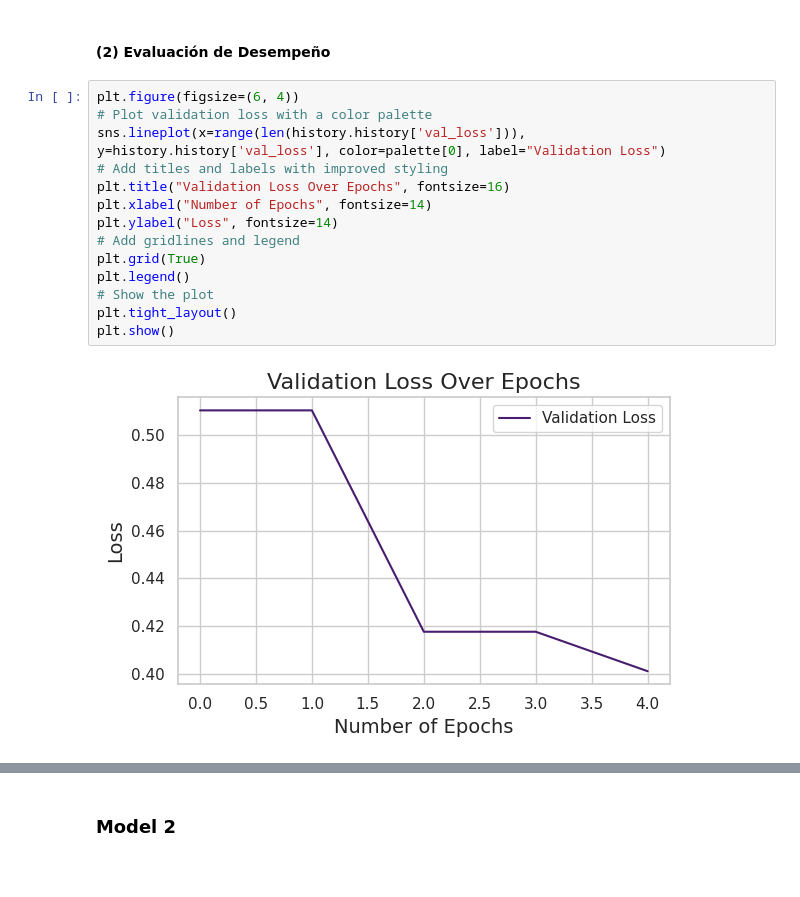
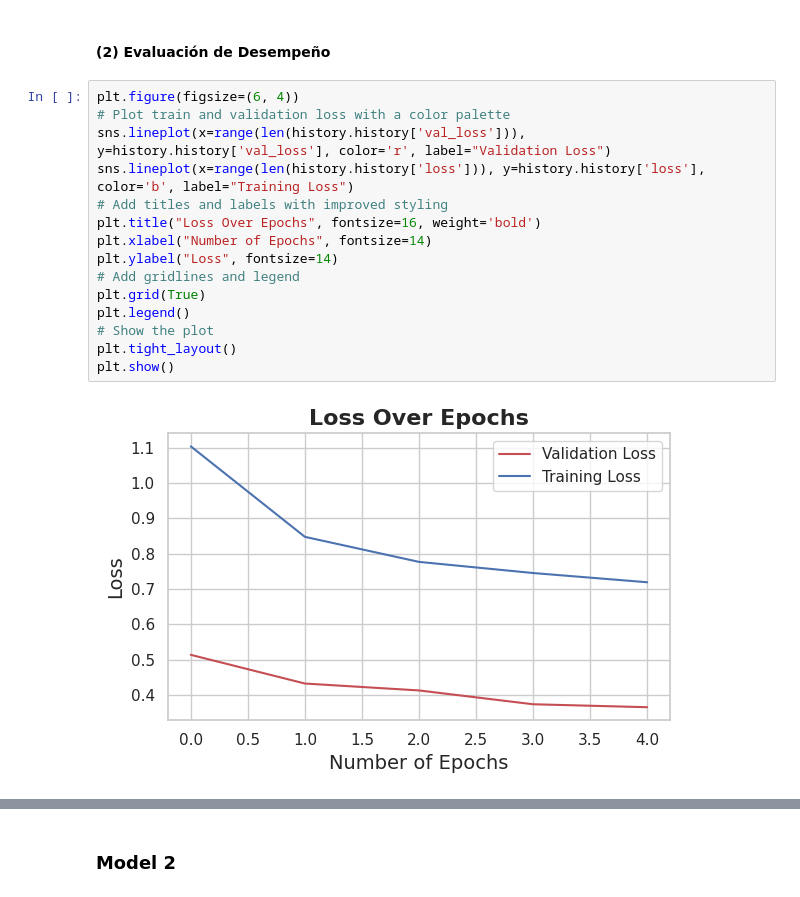
Before and after one commit to Andrea-gt/cnn-recognition, a Jupyter notebook: cnn_recognition.ipynb, the cells around one changed output, grey strips where cells are left out. Saved outputs shown, nothing was run; the diff lists cells and outputs as text.

```diff
--- a/cnn_recognition.ipynb
+++ b/cnn_recognition.ipynb
@@ -481,17 +480,18 @@ Epoch 5/5
 #### **(2) Evaluación de Desempeño**
 # %%
 plt.figure(figsize=(6, 4))
-# Plot validation loss with a color palette
-sns.lineplot(x=range(len(history.history['val_loss'])), y=history.history['val_loss'], color=palette[0], label="Validation Loss")
+# Plot train and validation loss with a color palette
+sns.lineplot(x=range(len(history.history['val_loss'])), y=history.history['val_loss'], color='r', label="Validation Loss")
+sns.lineplot(x=range(len(history.history['loss'])), y=history.history['loss'], color='b', label="Training Loss")
 # Add titles and labels with improved styling
-plt.title("Validation Loss Over Epochs", fontsize=16)
+plt.title("Loss Over Epochs", fontsize=16, weight='bold')
 plt.xlabel("Number of Epochs", fontsize=14)
 plt.ylabel("Loss", fontsize=14)
 # Add gridlines and legend
 plt.grid(True)
 plt.legend()
 # Show the plot
 plt.tight_layout()
 plt.show()
 # %% [output]
-[figure, old version]
+[figure, new version]
```
Also changed, not shown: parts of 18 cells of this notebook.
